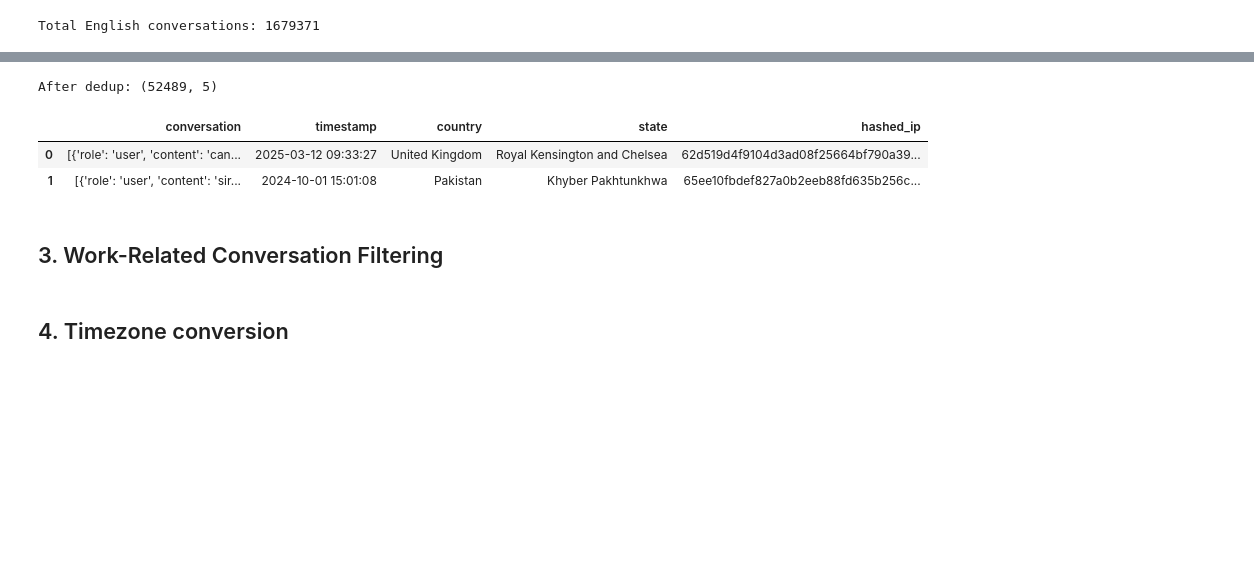
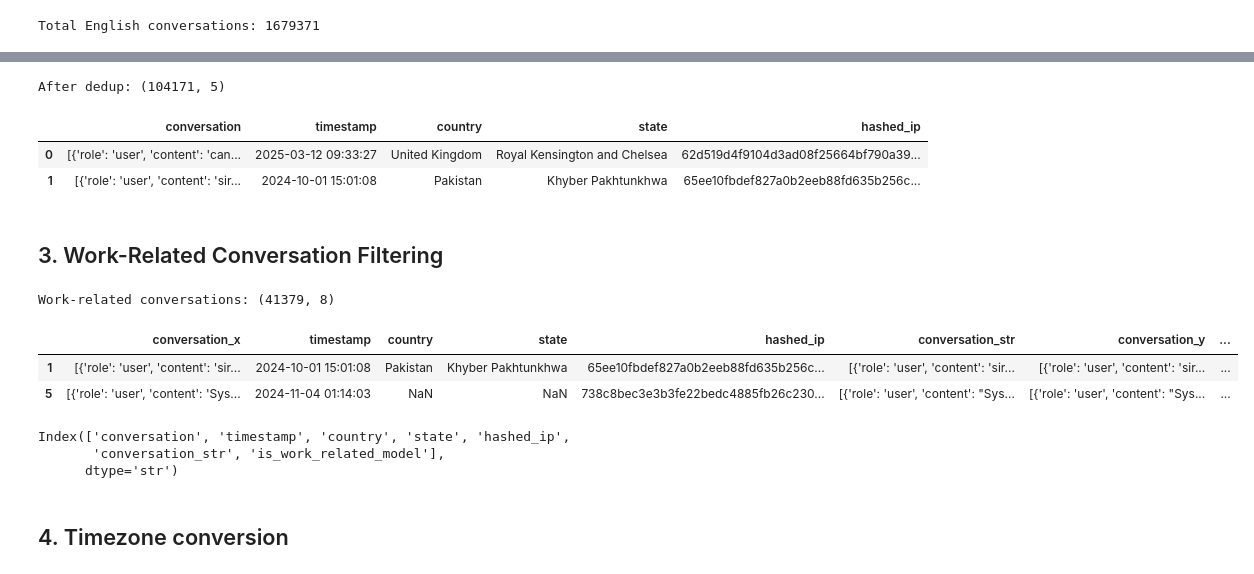
Before and after one commit to Engineering-AI-Systems-Team-3/chatgpt-at-work, a Jupyter notebook: notebooks/pipeline.ipynb, the cells around one changed output, grey strips where cells are left out. Cells and saved outputs as stored; diff of their text form; code cells hidden in the pictures; blank space fills up the shorter version.

```diff
--- a/notebooks/pipeline.ipynb
+++ b/notebooks/pipeline.ipynb
@@ -80,42 +70,61 @@ Sample shape: (58777, 14)
 # %%
-sample_conversations_df = preprocess_conversations(sample_df)
-print(f"After dedup: {sample_conversations_df.shape}")
-sample_conversations_df.head(2)
+processed_conversations_df = preprocess_conversations(sample_df)
+print(f"After dedup: {processed_conversations_df.shape}")
+processed_conversations_df.head(2)
 # %% [output]
-After dedup: (52489, 5)
+After dedup: (104171, 5)
 |  | conversation | timestamp | country | state | hashed_ip |
 | 0 | [{'role': 'user', 'content': 'can... | 2025-03-12 09:33:27 | United Kingdom | Royal Kensington and Chelsea | 62d519d4f9104d3ad08f25664bf790a39... |
 | 1 | [{'role': 'user', 'content': 'sir... | 2024-10-01 15:01:08 | Pakistan | Khyber Pakhtunkhwa | 65ee10fbdef827a0b2eeb88fd635b256c... |
+# %%
+sample_conversations_df = processed_conversations_df.copy()
 # %% [markdown]
 ## 3. Work-Related Conversation Filtering
 # %%
 if not WORK_RELATED_OUTPUT_PATH.exists():
     answers = filter_work_conversations(
         client=client,
         conversations=sample_conversations_df,
         path=WORK_RELATED_OUTPUT_PATH,
         execution_mode=execution_mode,
     )
     answers_df = pd.DataFrame(
         {
             "conversation": sample_conversations_df["conversation"],
             "is_work_related_model": answers,
         }
     )
     answers_df.to_csv(WORK_RELATED_OUTPUT_PATH, index=False)
 else:
     answers_df = pd.read_csv(WORK_RELATED_OUTPUT_PATH)
 
+sample_conversations_df["conversation_str"] = sample_conversations_df[
+    "conversation"
+].astype(str)
+answers_df["conversation_str"] = answers_df["conversation"].astype(str)
 sample_conversations_df = sample_conversations_df.merge(
-    answers_df, on="conversation", how="left"
+    answers_df, on="conversation_str", how="left"
 )
 
 work_related_df = sample_conversations_df[
     sample_conversations_df["is_work_related_model"] == "Yes"
 ].copy()
 
 print(f"Work-related conversations: {work_related_df.shape}")
 work_related_df.head(2)
+# %% [output]
+Work-related conversations: (41379, 8)
+|  | conversation_x | timestamp | country | state | hashed_ip | conversation_str | conversation_y | ... |
+| 1 | [{'role': 'user', 'content': 'sir... | 2024-10-01 15:01:08 | Pakistan | Khyber Pakhtunkhwa | 65ee10fbdef827a0b2eeb88fd635b256c... | [{'role': 'user', 'content': 'sir... | [{'role': 'user', 'content': 'sir... | ... |
+| 5 | [{'role': 'user', 'content': 'Sys... | 2024-11-04 01:14:03 | NaN | NaN | 738c8bec3e3b3fe22bedc4885fb26c230... | [{'role': 'user', 'content': "Sys... | [{'role': 'user', 'content': "Sys... | ... |
+# %%
+work_related_df.drop(columns=["conversation_y"], inplace=True)
+work_related_df.rename(columns={"conversation_x": "conversation"}, inplace=True)
+work_related_df.columns
+# %% [output]
+Index(['conversation', 'timestamp', 'country', 'state', 'hashed_ip',
+       'conversation_str', 'is_work_related_model'],
+      dtype='str')
 # %% [markdown]
 ## 4. Timezone conversion
 # %%
```
Also changed, not shown: parts of 22 cells of this notebook.
